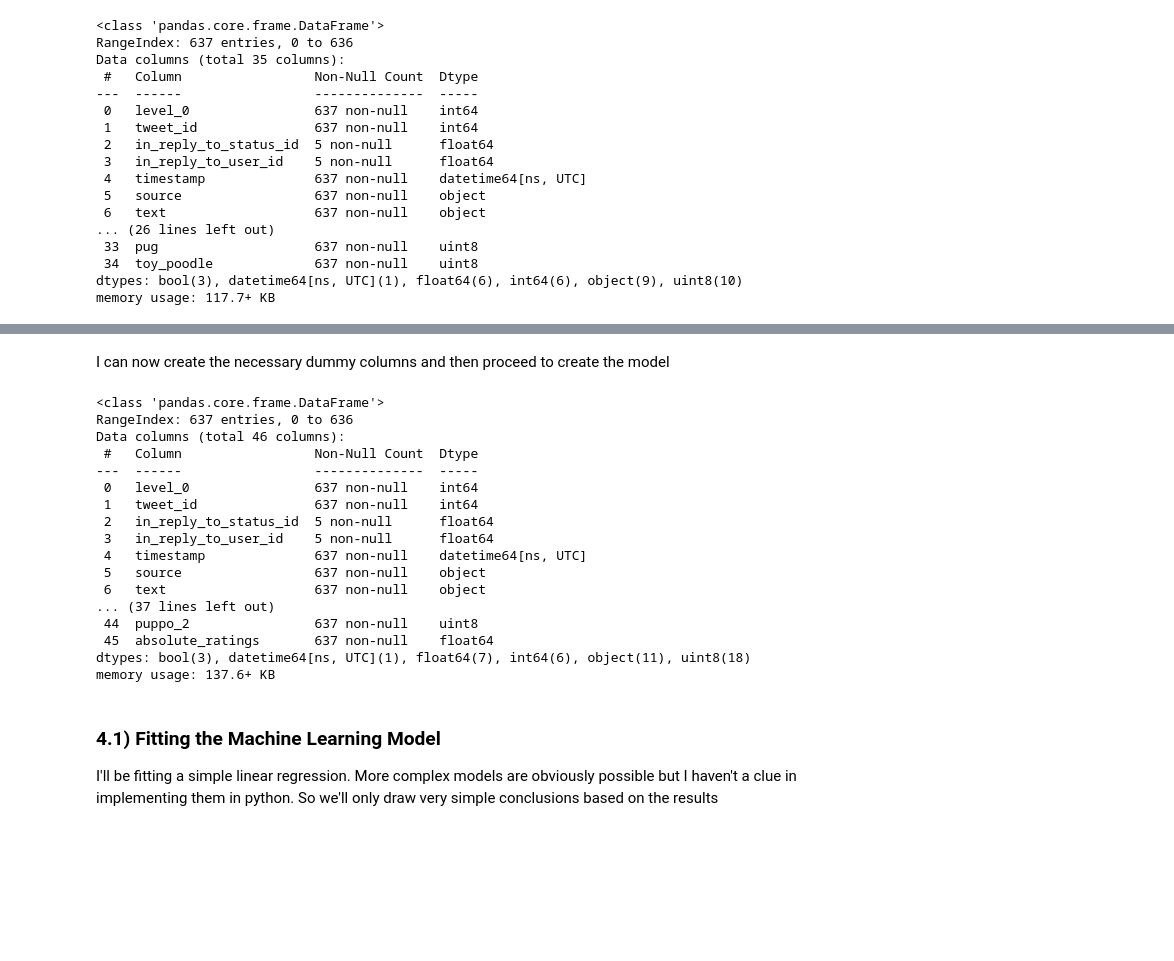
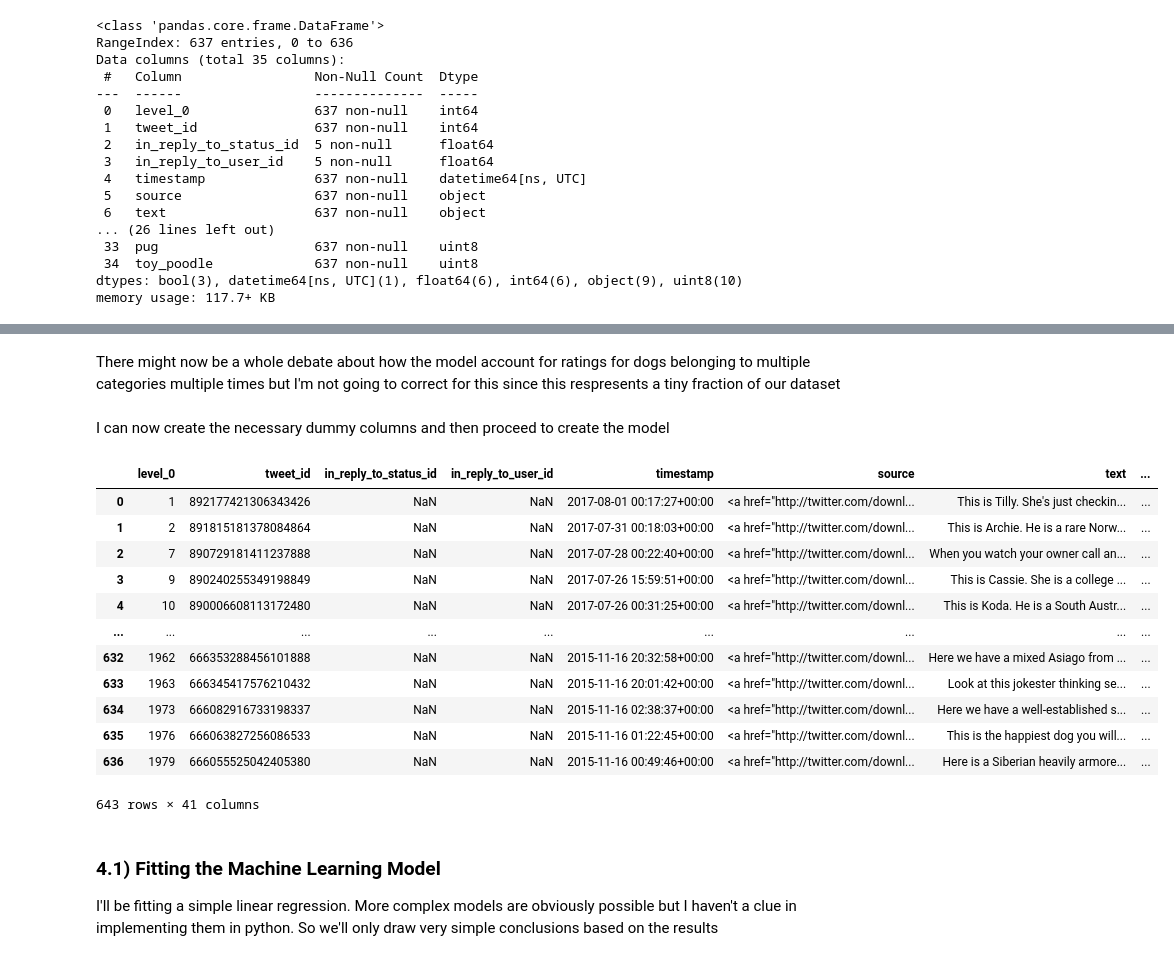
Before and after one commit to Pratik-Sanghavi/Udacity-Data-Analyst-Nanodegree, a Jupyter notebook: Module 4 Project/wrangle_act.ipynb, the cells around one changed output, grey strips where cells are left out. Drawn from its saved outputs; the diff is of its cells as text; code cells hidden in the pictures; blank space fills up the shorter version.

```diff
--- a/Module 4 Project/wrangle_act.ipynb
+++ b/Module 4 Project/wrangle_act.ipynb
@@ -732,28 +721,25 @@ top_10_breeds['category_2'] = temp['category_2']
+# %% [markdown]
+There might now be a whole debate about how the model account for ratings for dogs belonging to multiple categories multiple times but I'm not going to correct for this since this respresents a tiny fraction of our dataset
 # %% [markdown]
 I can now create the necessary dummy columns and then proceed to create the model
-# %%
-top_10_breeds[list(top_10_breeds.category_1.value_counts().index +"_1")] = pd.get_dummies(top_10_breeds.category_1)
-top_10_breeds[list(top_10_breeds.category_2.value_counts().index +"_2")] = pd.get_dummies(top_10_breeds.category_2)
-top_10_breeds['absolute_ratings'] = top_10_breeds.rating_numerator/top_10_breeds.rating_denominator
-top_10_breeds.info()
-# %% [output]
-<class 'pandas.core.frame.DataFrame'>
-RangeIndex: 637 entries, 0 to 636
-Data columns (total 46 columns):
- #   Column                 Non-Null Count  Dtype
----  ------                 --------------  -----
- 0   level_0                637 non-null    int64
- 1   tweet_id               637 non-null    int64
- 2   in_reply_to_status_id  5 non-null      float64
- 3   in_reply_to_user_id    5 non-null      float64
- 4   timestamp              637 non-null    datetime64[ns, UTC]
- 5   source                 637 non-null    object
- 6   text                   637 non-null    object
-... (37 lines left out)
- 44  puppo_2                637 non-null    uint8
- 45  absolute_ratings       637 non-null    float64
-dtypes: bool(3), datetime64[ns, UTC](1), float64(7), int64(6), object(11), uint8(18)
-memory usage: 137.6+ KB
+# %%
+top_10_breeds_mod[list(top_10_breeds_mod.category.value_counts().index)] = pd.get_dummies(top_10_breeds_mod.category)
+top_10_breeds_mod['absolute_ratings'] = top_10_breeds_mod.rating_numerator/top_10_breeds_mod.rating_denominator
+top_10_breeds_mod
+# %% [output]
+|  | level_0 | tweet_id | in_reply_to_status_id | in_reply_to_user_id | timestamp | source | text | ... |
+| 0 | 1 | 892177421306343426 | NaN | NaN | 2017-08-01 00:17:27+00:00 | <a href="http://twitter.com/downl... | This is Tilly. She's just checkin... | ... |
+| 1 | 2 | 891815181378084864 | NaN | NaN | 2017-07-31 00:18:03+00:00 | <a href="http://twitter.com/downl... | This is Archie. He is a rare Norw... | ... |
+| 2 | 7 | 890729181411237888 | NaN | NaN | 2017-07-28 00:22:40+00:00 | <a href="http://twitter.com/downl... | When you watch your owner call an... | ... |
+| 3 | 9 | 890240255349198849 | NaN | NaN | 2017-07-26 15:59:51+00:00 | <a href="http://twitter.com/downl... | This is Cassie. She is a college ... | ... |
+| 4 | 10 | 890006608113172480 | NaN | NaN | 2017-07-26 00:31:25+00:00 | <a href="http://twitter.com/downl... | This is Koda. He is a South Austr... | ... |
+| ... | ... | ... | ... | ... | ... | ... | ... | ... |
+| 632 | 1962 | 666353288456101888 | NaN | NaN | 2015-11-16 20:32:58+00:00 | <a href="http://twitter.com/downl... | Here we have a mixed Asiago from ... | ... |
+| 633 | 1963 | 666345417576210432 | NaN | NaN | 2015-11-16 20:01:42+00:00 | <a href="http://twitter.com/downl... | Look at this jokester thinking se... | ... |
+| 634 | 1973 | 666082916733198337 | NaN | NaN | 2015-11-16 02:38:37+00:00 | <a href="http://twitter.com/downl... | Here we have a well-established s... | ... |
+| 635 | 1976 | 666063827256086533 | NaN | NaN | 2015-11-16 01:22:45+00:00 | <a href="http://twitter.com/downl... | This is the happiest dog you will... | ... |
+| 636 | 1979 | 666055525042405380 | NaN | NaN | 2015-11-16 00:49:46+00:00 | <a href="http://twitter.com/downl... | Here is a Siberian heavily armore... | ... |
+643 rows × 41 columns
 # %% [markdown]
 ### 4.1) Fitting the Machine Learning Model
 <a id = 'ml'></a>
```
Also changed, not shown: parts of 12 cells of this notebook, 1 other file.
